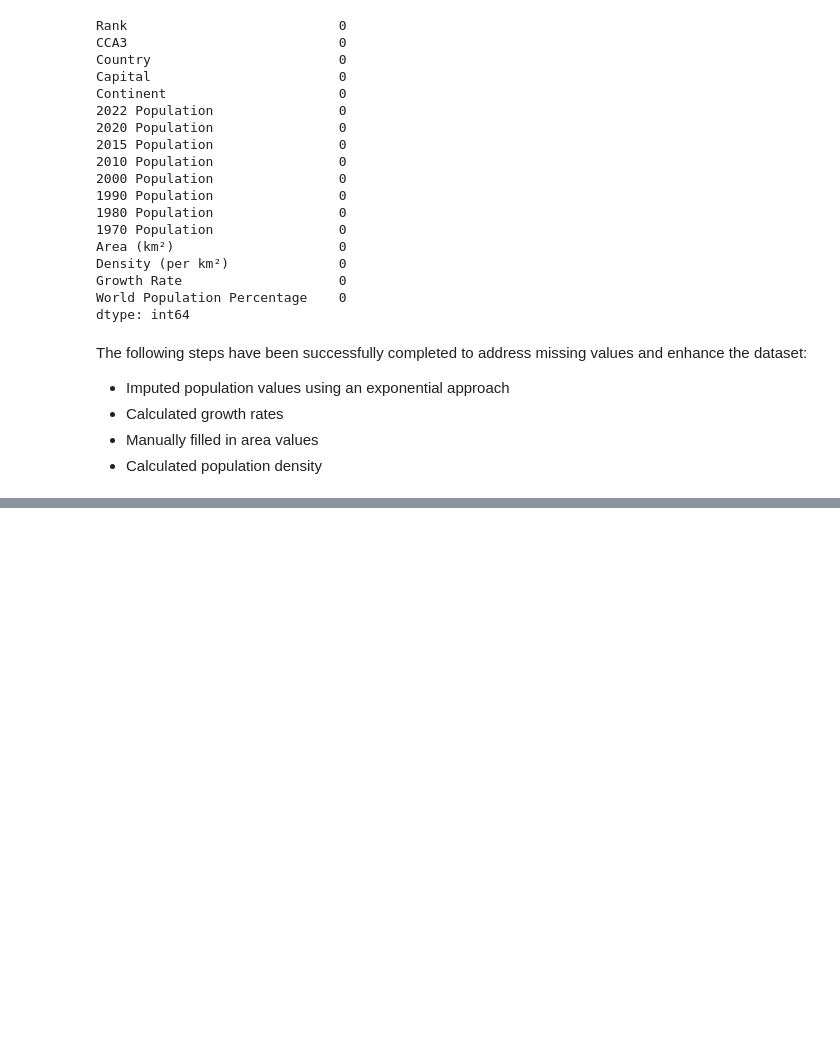
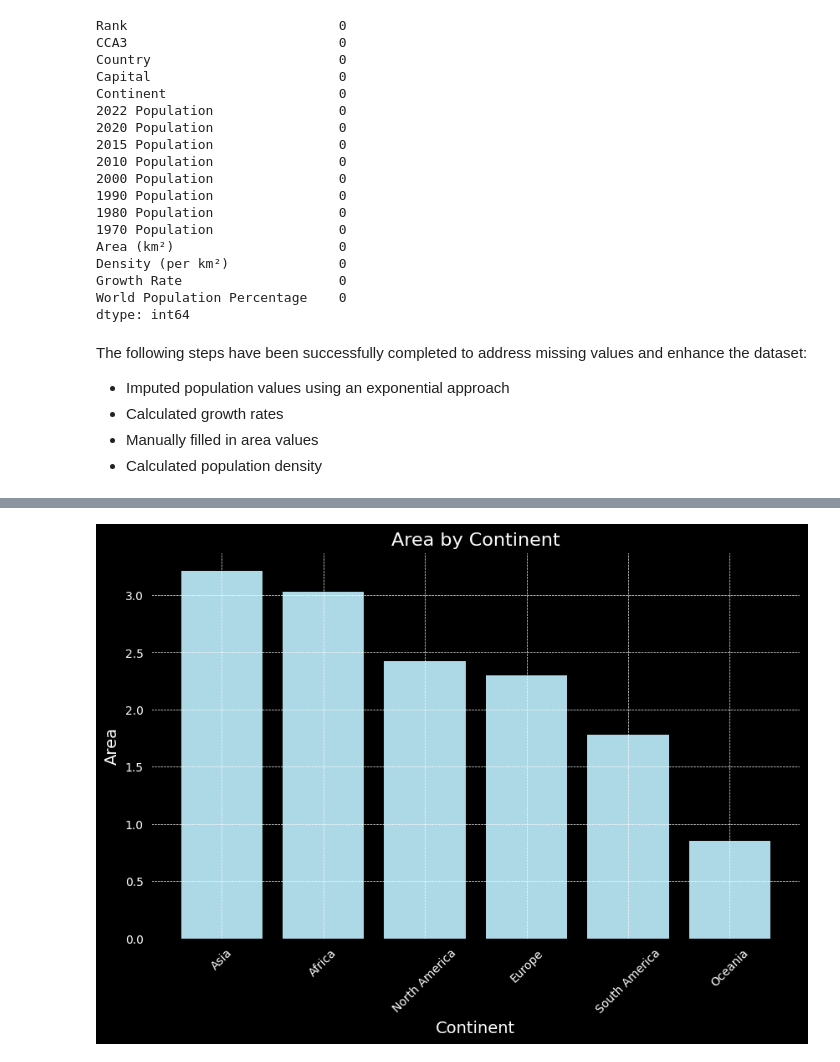
Before and after one commit to SANJAY-KRISHNA-MV/EDA, a Jupyter notebook: World Population EDA/population_eda.ipynb, the cells around one changed output, grey strips where cells are left out. Drawn from its saved outputs; the diff is of its cells as text; code cells hidden in the pictures; blank space fills up the shorter version.

```diff
--- a/World Population EDA/population_eda.ipynb
+++ b/World Population EDA/population_eda.ipynb
@@ -352,0 +454,4 @@ The following steps have been successfully completed to address missing values a
+# %%
+continent_area = df.groupby('Continent')['Area (km²)'].sum().reset_index().sort_values(by='Area (km²)', ascending=False)
+continent_density = df.groupby('Continent')['Density (per km²)'].sum().reset_index().sort_values(by='Density (per km²)', ascending=False)
+continent_population = df.groupby('Continent')['World Population Percentage'].sum().reset_index().sort_values(by='World Population Percentage', ascending=False)
@@ -352,0 +468,14 @@ The following steps have been successfully completed to address missing values a
+# %%
+plt.subplots(figsize=(10, 6), facecolor='black')
+ax = plt.gca()
+ax.set_facecolor('black')
+plt.bar(data=continent_area, x='Continent', height='Area (km²)', color='lightblue')
+plt.title('Area by Continent', fontsize=16, color='white')
+plt.xlabel('Continent', fontsize=14, color='white')
+plt.ylabel('Area', fontsize=14, color='white')
+plt.xticks(rotation=45, fontsize=10, color='white')
+plt.yticks(fontsize=10, color='white')
+plt.grid(color='white', linestyle='--', linewidth=0.5)
+plt.show()
+# %% [output]
+[figure, added]
```
Also changed, not shown: parts of 23 cells of this notebook.
